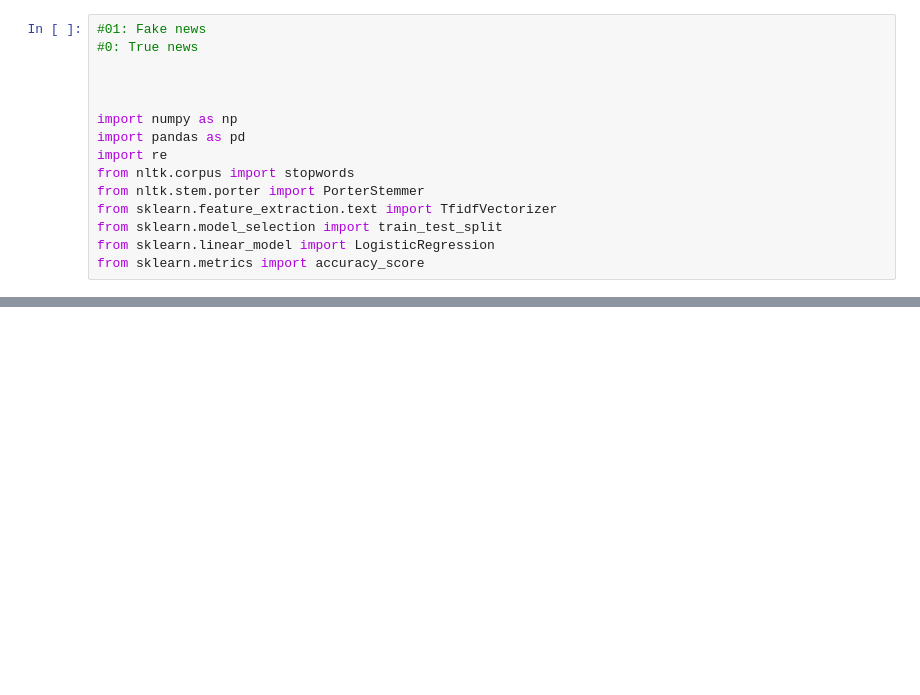
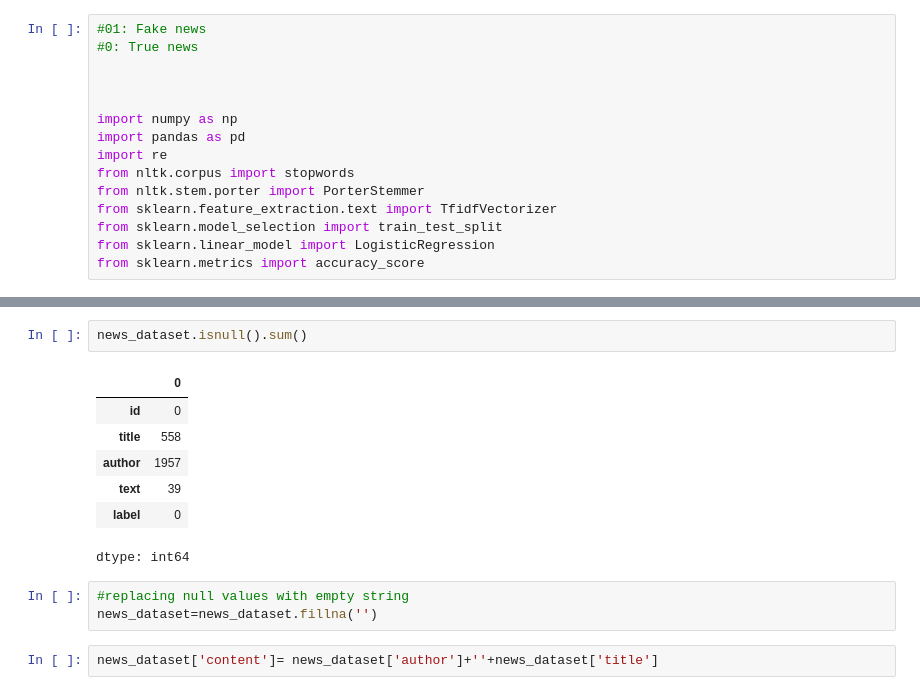
Before and after one commit to Vib01/Vib01, a Jupyter notebook: Fake_news_detection.ipynb, the cells around one changed output, grey strips where cells are left out. Saved outputs shown, nothing was run; the diff lists cells and outputs as text; blank space fills up the shorter version.

```diff
--- a/Fake_news_detection.ipynb
+++ b/Fake_news_detection.ipynb
@@ -24,0 +42,15 @@ True
+# %%
+news_dataset.isnull().sum()
+# %% [output]
+|  | 0 |
+| id | 0 |
+| title | 558 |
+| author | 1957 |
+| text | 39 |
+| label | 0 |
+dtype: int64
+# %%
+#replacing null values with empty string
+news_dataset=news_dataset.fillna('')
+# %%
+news_dataset['content']= news_dataset['author']+''+news_dataset['title']
```
Also changed, not shown: parts of 26 cells of this notebook.
